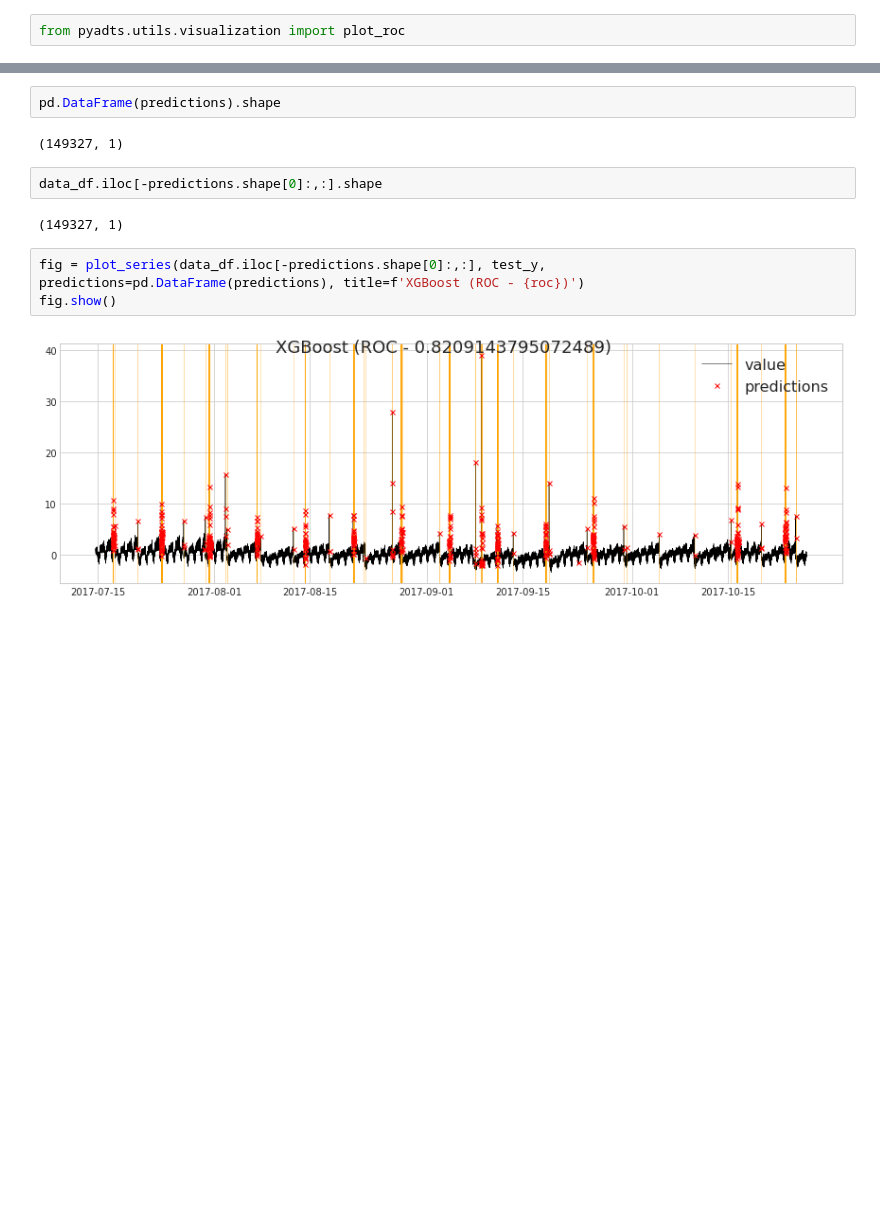
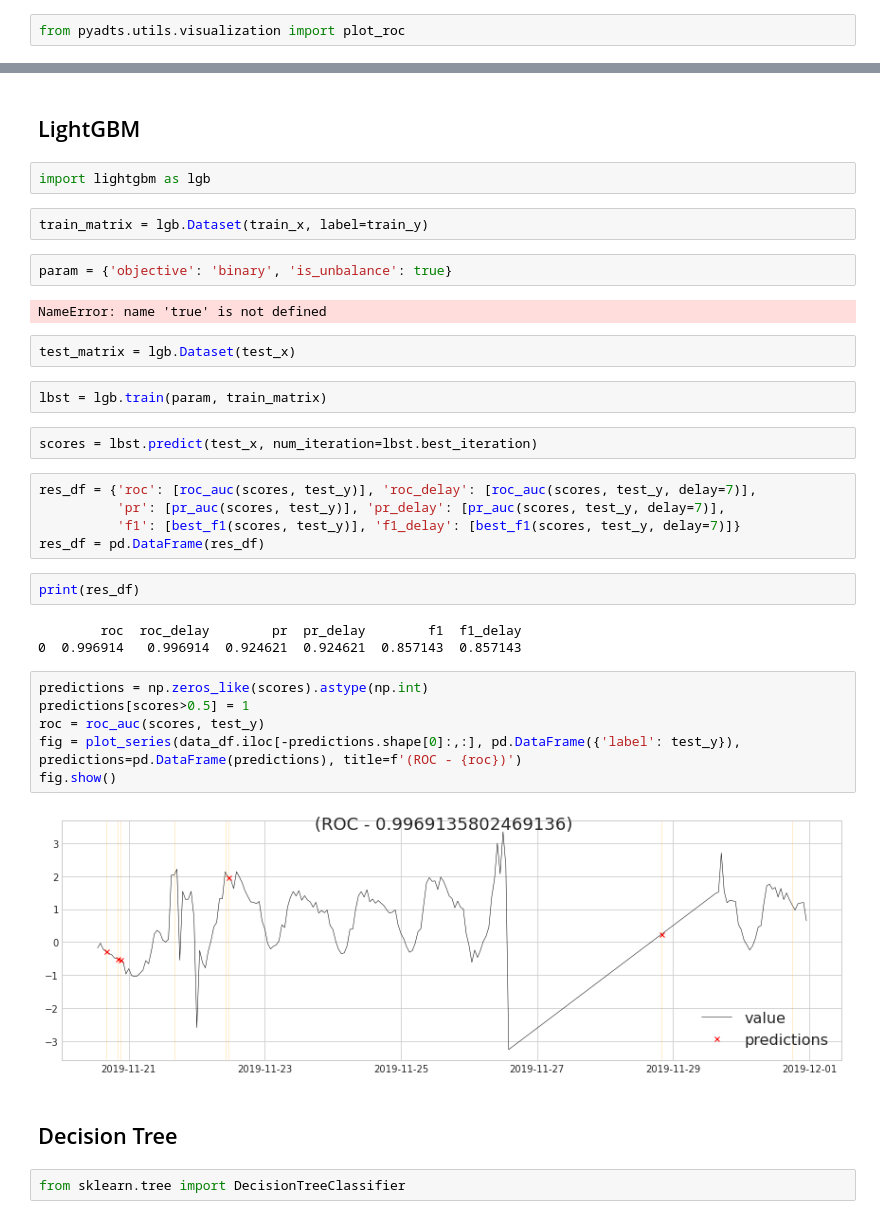
Before and after one commit to TrellixVulnTeam/PyADTS_LKUQ, a Jupyter notebook: notebooks/demo.ipynb, the cells around one changed output, grey strips where cells are left out. Saved outputs shown, nothing was run; the diff lists cells and outputs as text; blank space fills up the shorter version.

```diff
--- a/notebooks/demo.ipynb
+++ b/notebooks/demo.ipynb
@@ -138,13 +173,38 @@ predictions[scores>0.5] = 1
-# %%
-pd.DataFrame(predictions).shape
-# %% [output]
-(149327, 1)
-# %%
-data_df.iloc[-predictions.shape[0]:,:].shape
-# %% [output]
-(149327, 1)
+# %% [markdown]
+## LightGBM
+# %%
+import lightgbm as lgb
+# %%
+train_matrix = lgb.Dataset(train_x, label=train_y)
+# %%
+param = {'objective': 'binary', 'is_unbalance': true}
+# %% [output]
+NameError: name 'true' is not defined
+# %%
+test_matrix = lgb.Dataset(test_x)
+# %%
+lbst = lgb.train(param, train_matrix)
+# %%
+scores = lbst.predict(test_x, num_iteration=lbst.best_iteration)
+# %%
+res_df = {'roc': [roc_auc(scores, test_y)], 'roc_delay': [roc_auc(scores, test_y, delay=7)],
+          'pr': [pr_auc(scores, test_y)], 'pr_delay': [pr_auc(scores, test_y, delay=7)],
+          'f1': [best_f1(scores, test_y)], 'f1_delay': [best_f1(scores, test_y, delay=7)]}
+res_df = pd.DataFrame(res_df)
+# %%
+print(res_df)
+# %% [output]
+        roc  roc_delay        pr  pr_delay        f1  f1_delay
+0  0.996914   0.996914  0.924621  0.924621  0.857143  0.857143
 # %%
-fig = plot_series(data_df.iloc[-predictions.shape[0]:,:], test_y, predictions=pd.DataFrame(predictions), title=f'XGBoost (ROC - {roc})')
+predictions = np.zeros_like(scores).astype(np.int)
+predictions[scores>0.5] = 1
+roc = roc_auc(scores, test_y)
+fig = plot_series(data_df.iloc[-predictions.shape[0]:,:], pd.DataFrame({'label': test_y}), predictions=pd.DataFrame(predictions), title=f'(ROC - {roc})')
 fig.show()
 # %% [output]
-[figure, old version]
+[figure, new version]
+# %% [markdown]
+## Decision Tree
+# %%
+from sklearn.tree import DecisionTreeClassifier
```
Also changed, not shown: parts of 66 cells of this notebook, 9 other files.
